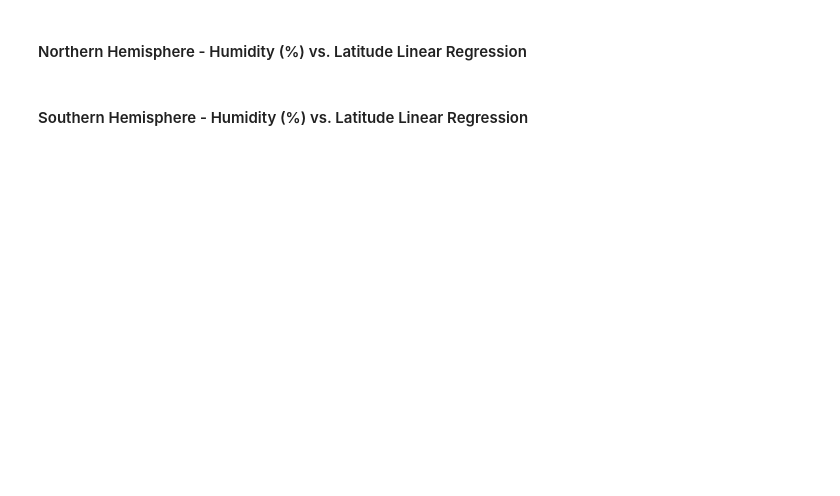
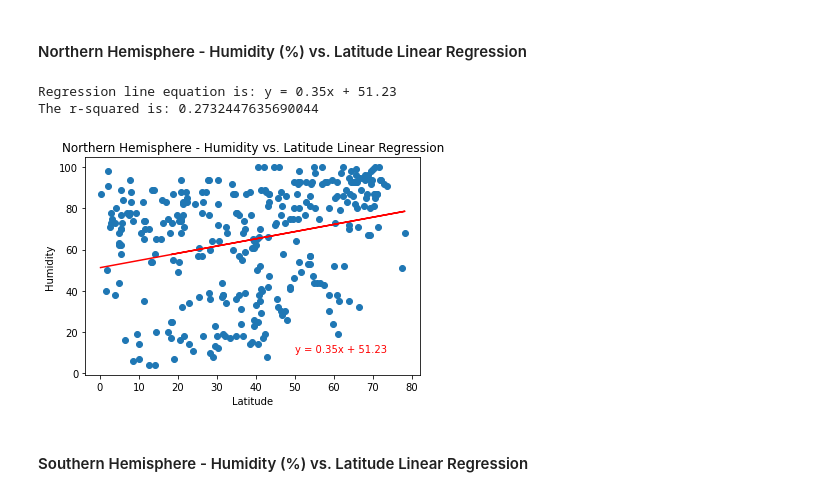
Before and after one commit to mattinglyjen/python-api-challenge, a Jupyter notebook: weatherpy/WeatherPy.ipynb, the cells around one changed output. Cells and saved outputs as stored; diff of their text form; code cells hidden in the pictures; blank space fills up the shorter version.

```diff
--- a/weatherpy/WeatherPy.ipynb
+++ b/weatherpy/WeatherPy.ipynb
@@ -196,4 +227,22 @@ plt.show()
 # %% [markdown]
 ####  Northern Hemisphere - Humidity (%) vs. Latitude Linear Regression
+# %%
+x_values = pd.to_numeric(upper_df['latitude']).astype(float)
+y_values = pd.to_numeric(upper_df['humidity']).astype(float)
+(slope, intercept, rvalue, pvalue, stderr) = linregress(x_values, y_values)
+regress_values = x_values * slope + intercept
+line_eq = "y = " + str(round(slope,2)) + "x + " + str(round(intercept,2))
+print(f"Regression line equation is: {line_eq}")
+plt.scatter(x_values,y_values)
+plt.plot(x_values,regress_values,"r-")
+plt.annotate(line_eq,(50,10),color="red")
+plt.xlabel('Latitude')
+plt.ylabel('Humidity')
+plt.title('Northern Hemisphere - Humidity vs. Latitude Linear Regression')
+print(f"The r-squared is: {rvalue}")
+# %% [output]
+Regression line equation is: y = 0.35x + 51.23
+The r-squared is: 0.2732447635690044
+[figure, added]
 # %% [markdown]
 ####  Southern Hemisphere - Humidity (%) vs. Latitude Linear Regression
```
Also changed, not shown: parts of 15 cells of this notebook, 16 other files.
